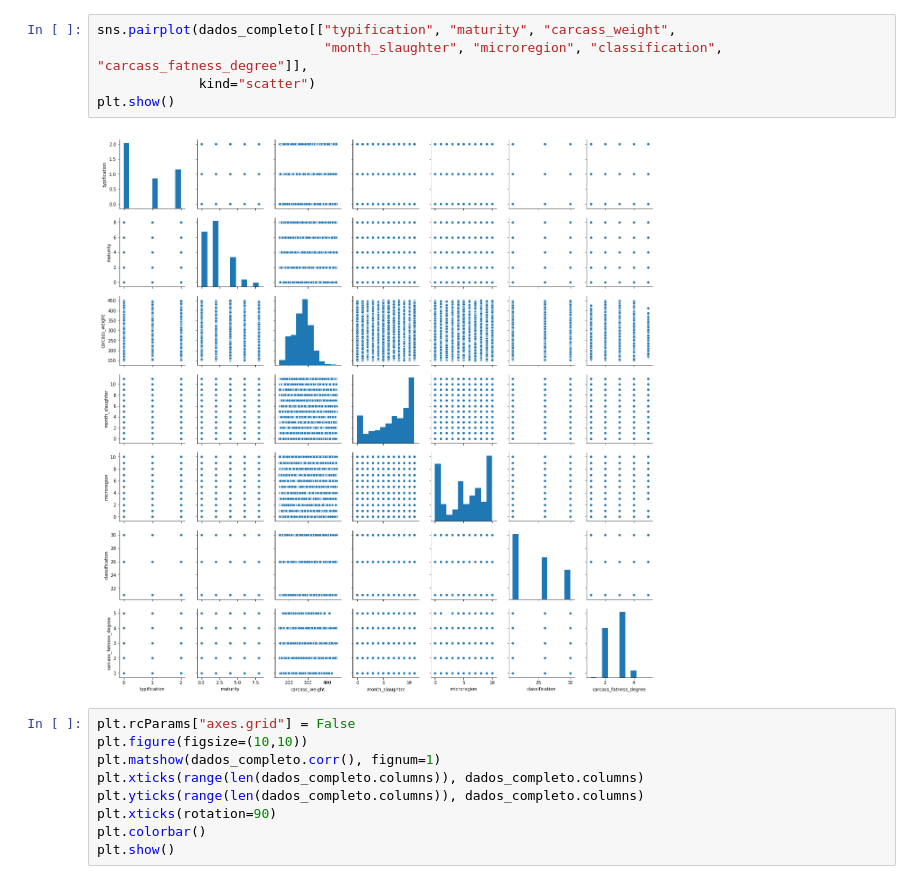
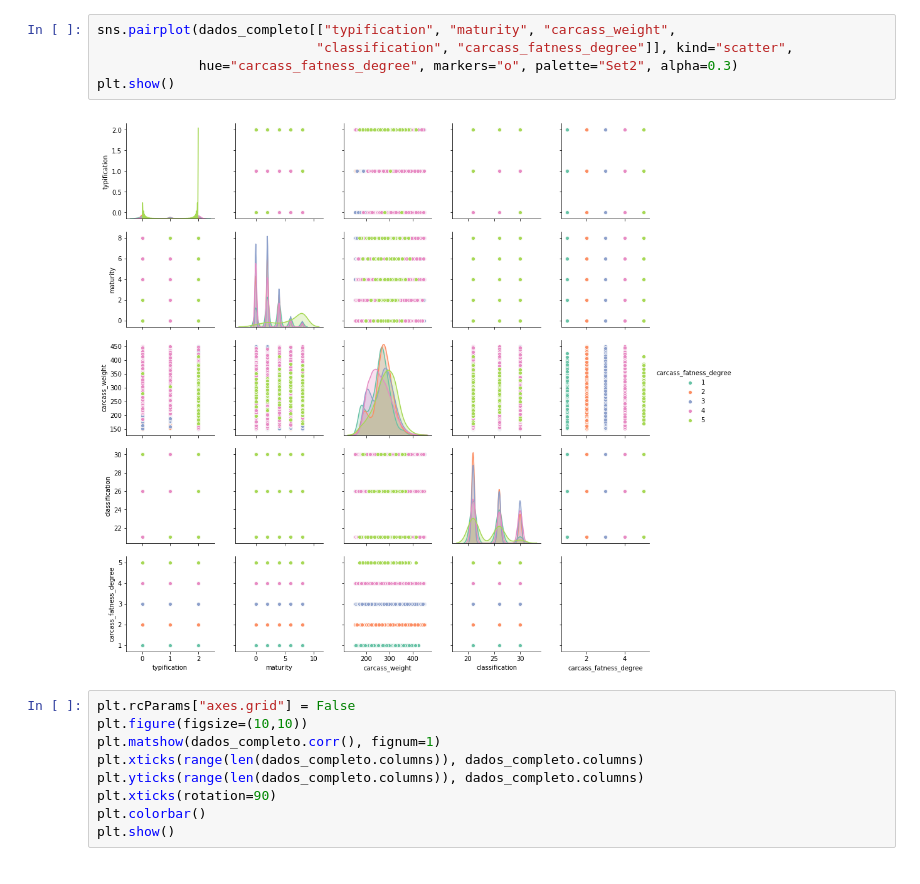
Before and after one commit to higornucci/classificacao-aulas, a Jupyter notebook: dissertacao/notebook/visualizacao.ipynb, the cells around one changed output. Saved outputs shown, nothing was run; the diff lists cells and outputs as text.

```diff
--- a/dissertacao/notebook/visualizacao.ipynb
+++ b/dissertacao/notebook/visualizacao.ipynb
@@ -42,10 +89,10 @@ plt.show()
 # %%
 sns.pairplot(dados_completo[["typification", "maturity", "carcass_weight",
-                             "month_slaughter", "microregion", "classification", "carcass_fatness_degree"]],
-             kind="scatter")
+                            "classification", "carcass_fatness_degree"]], kind="scatter",
+             hue="carcass_fatness_degree", markers="o", palette="Set2", alpha=0.3)
 plt.show()
 # %% [output]
-[figure, old version]
+[figure, new version]
 # %%
 plt.rcParams["axes.grid"] = False
 plt.figure(figsize=(10,10))
```
Also changed, not shown: parts of 14 cells of this notebook, 6 other files.
